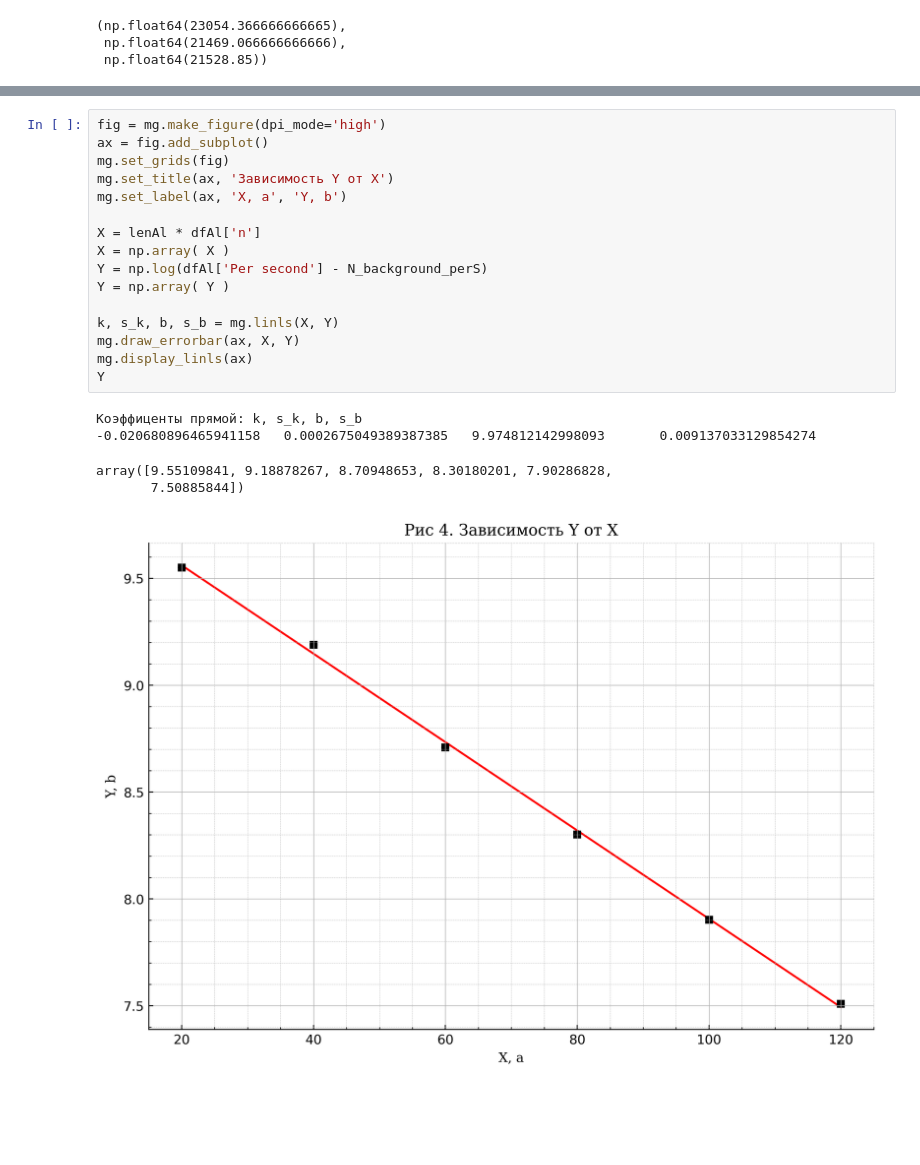
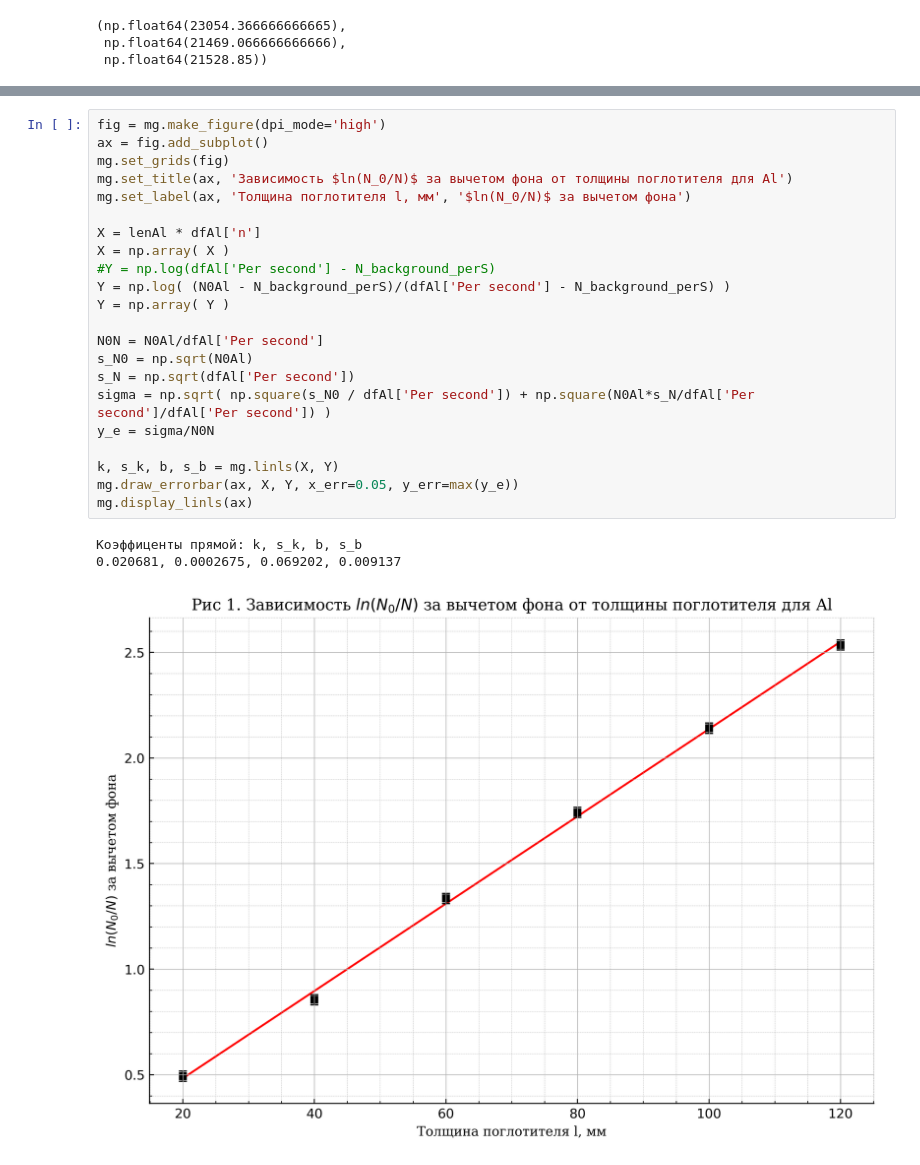
Before and after one commit to alxlnx/labs, a Jupyter notebook: 5.5.1/5.5.1.ipynb, the cells around one changed output, grey strips where cells are left out. Drawn from its saved outputs; the diff is of its cells as text; blank space fills up the shorter version.

```diff
--- a/5.5.1/5.5.1.ipynb
+++ b/5.5.1/5.5.1.ipynb
@@ -44,25 +54,29 @@ lenPlug = 19.4 # mm
 # %%
 fig = mg.make_figure(dpi_mode='high')
 ax = fig.add_subplot()
 mg.set_grids(fig)
-mg.set_title(ax, 'Зависимость Y от X')
-mg.set_label(ax, 'X, a', 'Y, b')
+mg.set_title(ax, 'Зависимость $ln(N_0/N)$ за вычетом фона от толщины поглотителя для Al')
+mg.set_label(ax, 'Толщина поглотителя l, мм', '$ln(N_0/N)$ за вычетом фона')
 
 X = lenAl * dfAl['n']
 X = np.array( X )
-Y = np.log(dfAl['Per second'] - N_background_perS)
+#Y = np.log(dfAl['Per second'] - N_background_perS)
+Y = np.log( (N0Al - N_background_perS)/(dfAl['Per second'] - N_background_perS) )
 Y = np.array( Y )
 
+N0N = N0Al/dfAl['Per second']
+s_N0 = np.sqrt(N0Al)
+s_N = np.sqrt(dfAl['Per second'])
+sigma = np.sqrt( np.square(s_N0 / dfAl['Per second']) + np.square(N0Al*s_N/dfAl['Per second']/dfAl['Per second']) )
+y_e = sigma/N0N
+
 k, s_k, b, s_b = mg.linls(X, Y)
-mg.draw_errorbar(ax, X, Y)
+mg.draw_errorbar(ax, X, Y, x_err=0.05, y_err=max(y_e))
 mg.display_linls(ax)
-Y
 # %% [output]
 Коэффиценты прямой: k, s_k, b, s_b
--0.020680896465941158   0.0002675049389387385   9.974812142998093       0.009137033129854274
+0.020681, 0.0002675, 0.069202, 0.009137
-array([9.55109841, 9.18878267, 8.70948653, 8.30180201, 7.90286828,
-       7.50885844])
-[figure, old version]
+[figure, new version]
 # %%
 fig = mg.make_figure(dpi_mode='high')
 ax = fig.add_subplot()
```
Also changed, not shown: parts of 5 cells of this notebook, 1 other file.
